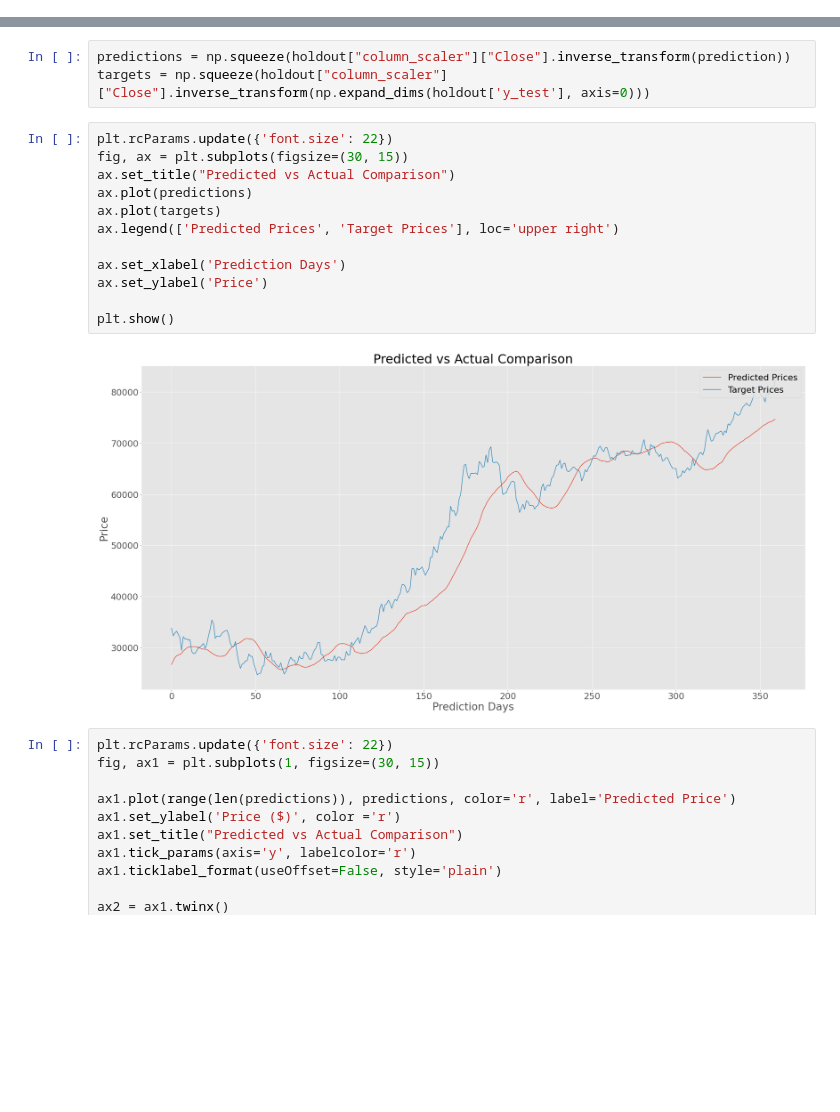
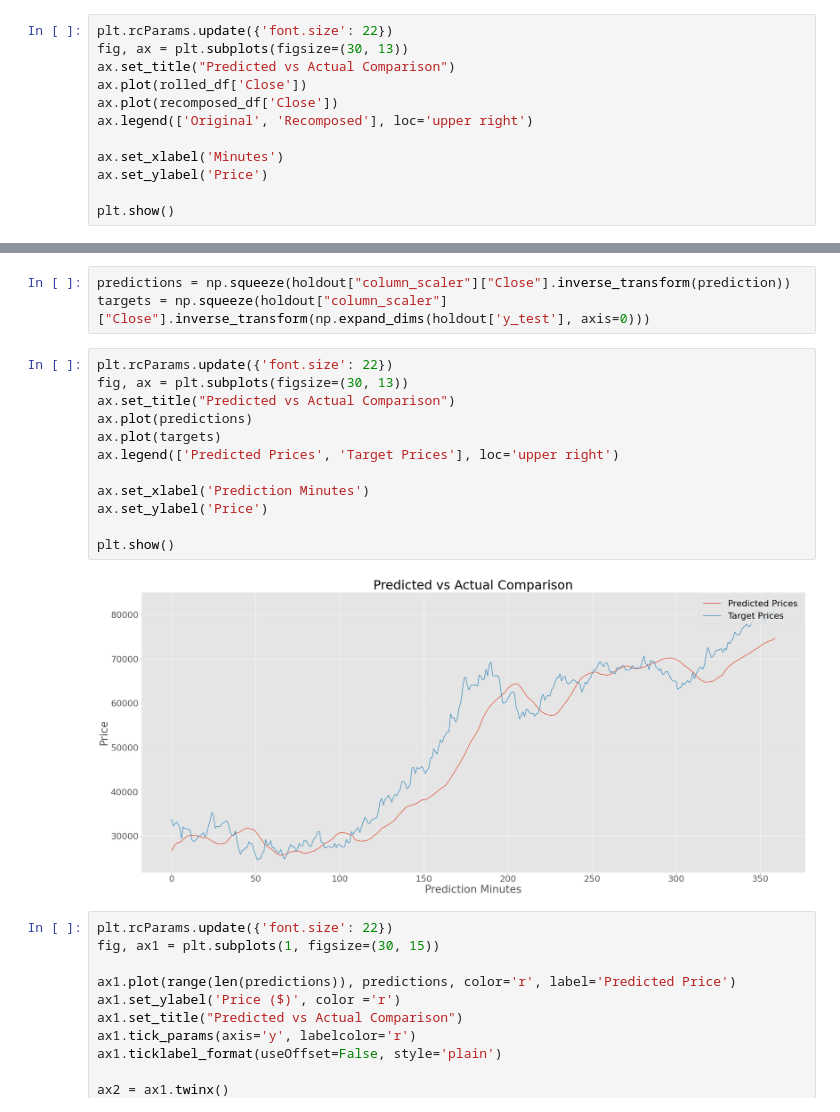
Before and after one commit to seantanken/GalvanizeRepo, a Jupyter notebook: stock_analyzer/neural_network_analysis.ipynb, the cells around one changed output, grey strips where cells are left out. Drawn from its saved outputs; the diff is of its cells as text; blank space fills up the shorter version.

```diff
--- a/stock_analyzer/neural_network_analysis.ipynb
+++ b/stock_analyzer/neural_network_analysis.ipynb
@@ -338,3 +349,15 @@ y_train = closing(trend_1 + trend_2)? target is next minute price? min, max of n
+# %%
+plt.rcParams.update({'font.size': 22})
+fig, ax = plt.subplots(figsize=(30, 13))
+ax.set_title("Predicted vs Actual Comparison")
+ax.plot(rolled_df['Close'])
+ax.plot(recomposed_df['Close'])
+ax.legend(['Original', 'Recomposed'], loc='upper right')
+
+ax.set_xlabel('Minutes')
+ax.set_ylabel('Price')
+
+plt.show()
 # %% [markdown]
 # neural network model
 # %% [markdown]
@@ -486,18 +509,18 @@ predictions = np.squeeze(holdout["column_scaler"]["Close"].inverse_transform(pre
 targets = np.squeeze(holdout["column_scaler"]["Close"].inverse_transform(np.expand_dims(holdout['y_test'], axis=0)))
 # %%
 plt.rcParams.update({'font.size': 22})
-fig, ax = plt.subplots(figsize=(30, 15))
+fig, ax = plt.subplots(figsize=(30, 13))
 ax.set_title("Predicted vs Actual Comparison")
 ax.plot(predictions)
 ax.plot(targets)
 ax.legend(['Predicted Prices', 'Target Prices'], loc='upper right')
 
-ax.set_xlabel('Prediction Days')
+ax.set_xlabel('Prediction Minutes')
 ax.set_ylabel('Price')
 
 plt.show()
 # %% [output]
-[figure, old version]
+[figure, new version]
 # %%
 plt.rcParams.update({'font.size': 22})
 fig, ax1 = plt.subplots(1, figsize=(30, 15))
```
Also changed, not shown: parts of 5 cells of this notebook, 1 other file.
